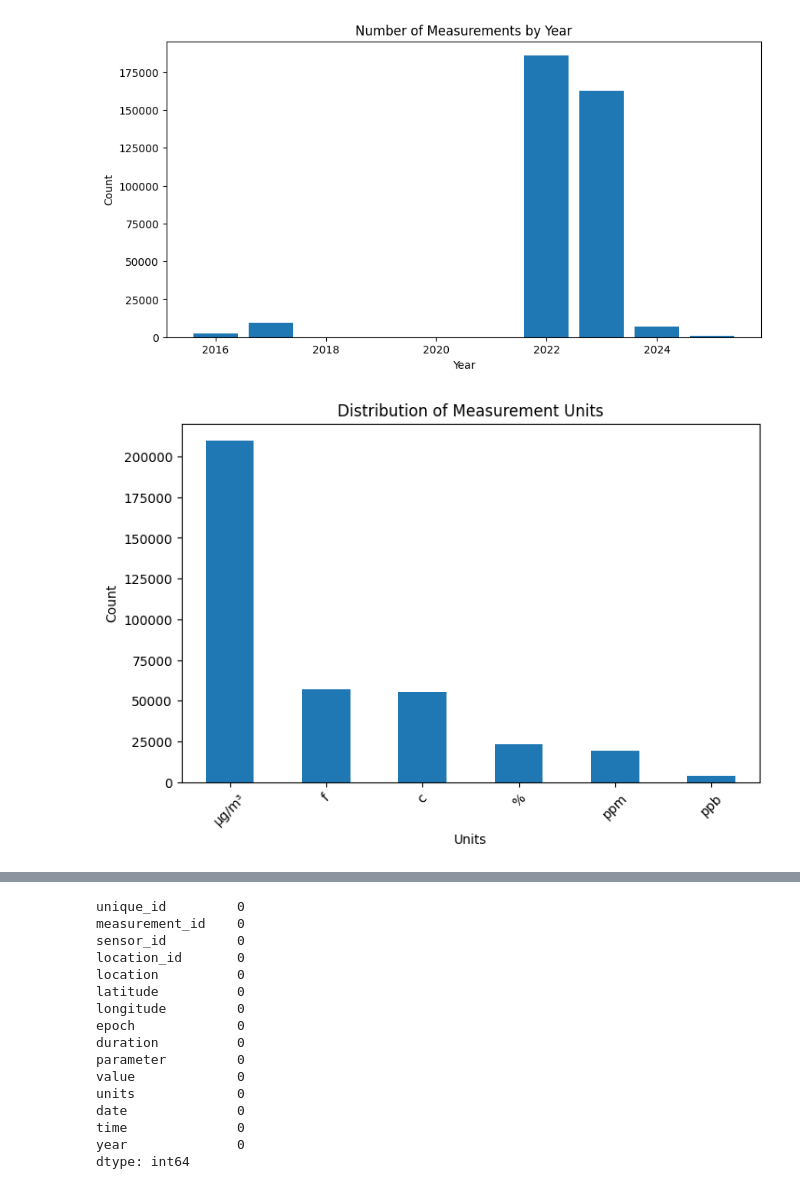
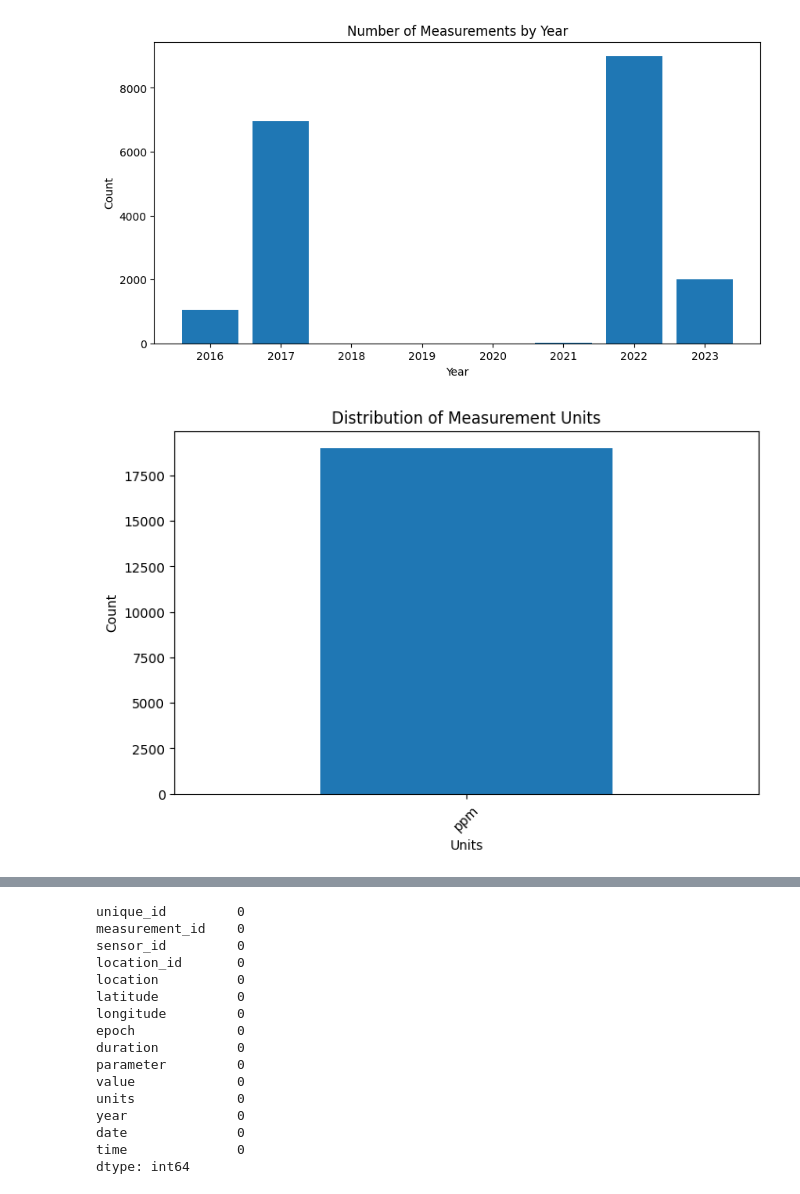
Before and after one commit to EthanSchmitt7/AAI540-final-project, a Jupyter notebook: location_model.ipynb, the cells around one changed output, grey strips where cells are left out. Cells and saved outputs as stored; diff of their text form; code cells hidden in the pictures.

```diff
--- a/location_model.ipynb
+++ b/location_model.ipynb
@@ -17,6 +17,7 @@ df.head()
 | 4 | 1575_8681_5 | 5 | 8681 | 1575 | Los Angeles - N. Mai | 34.0669 | -118.2417 | 2016-11-16 03:00:00 | 0 days 01:00:00 | ... |
 # %%
 # Split epoch into date and time columns
+df['year'] = pd.to_datetime(df['epoch']).dt.year
 df['date'] = pd.to_datetime(df['epoch']).dt.date
 df['time'] = pd.to_datetime(df['epoch']).dt.time
 
@@ -28,3 +29,10 @@ df.head()
 | 2 | 1575_8681_3 | 3 | 8681 | 1575 | Los Angeles - N. Mai | 34.0669 | -118.2417 | 2016-11-16 01:00:00 | 0 days 01:00:00 | ... |
 | 3 | 1575_8681_4 | 4 | 8681 | 1575 | Los Angeles - N. Mai | 34.0669 | -118.2417 | 2016-11-16 02:00:00 | 0 days 01:00:00 | ... |
 | 4 | 1575_8681_5 | 5 | 8681 | 1575 | Los Angeles - N. Mai | 34.0669 | -118.2417 | 2016-11-16 03:00:00 | 0 days 01:00:00 | ... |
+# %%
+# keep only rows where the units are ppm
+df = df[df['units'] == 'ppm']
+
+print(df.shape)
+
+df.head()
@@ -31,7 +47,4 @@ df.head()
 # %%
-# Create year bucket from date
-df['year'] = pd.to_datetime(df['date']).dt.year
-
 # Count measurements per year
 year_counts = df['year'].value_counts().sort_index()
 
@@ -49,32 +62,32 @@ df['units'].value_counts().plot(kind='bar')
 plt.title('Distribution of Measurement Units')
 plt.xlabel('Units')
 plt.ylabel('Count')
 plt.xticks(rotation=45)
 plt.show()
 
 # Plot histogram of values
 plt.figure(figsize=(10,5))
 plt.hist(df['value'], bins=50)
 plt.title('Distribution of Measurement Values')
 plt.xlabel('Value')
 plt.ylabel('Frequency')
 plt.show()
 
 # Count measurements per location
 location_counts = df['location'].value_counts()
 
 # Plot measurements per location
 plt.figure(figsize=(12,6))
 plt.bar(range(len(location_counts)), location_counts.values)
 plt.title('Number of Measurements by Location')
 plt.xlabel('Location')
 plt.ylabel('Count')
 plt.xticks(range(len(location_counts)), location_counts.index, rotation=45, ha='right')
 plt.tight_layout()
 plt.show()
 
 
 df.isna().sum()
 # %% [output]
-[figure, old version]
+[figure, new version]
-[figure, old version]
+[figure, new version]
@@ -92,7 +105,7 @@ duration          0
 parameter         0
 value             0
 units             0
+year              0
 date              0
 time              0
-year              0
 dtype: int64
```
Also changed, not shown: parts of 5 cells of this notebook.
